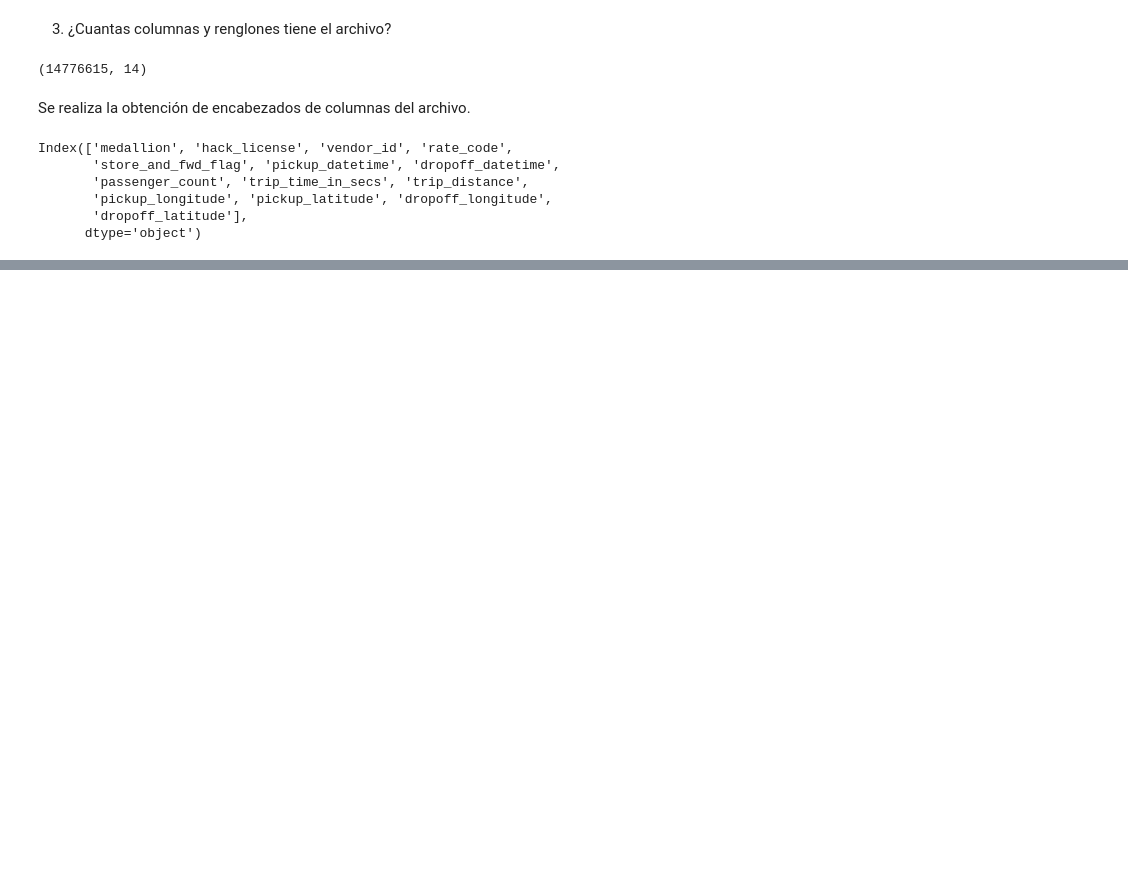
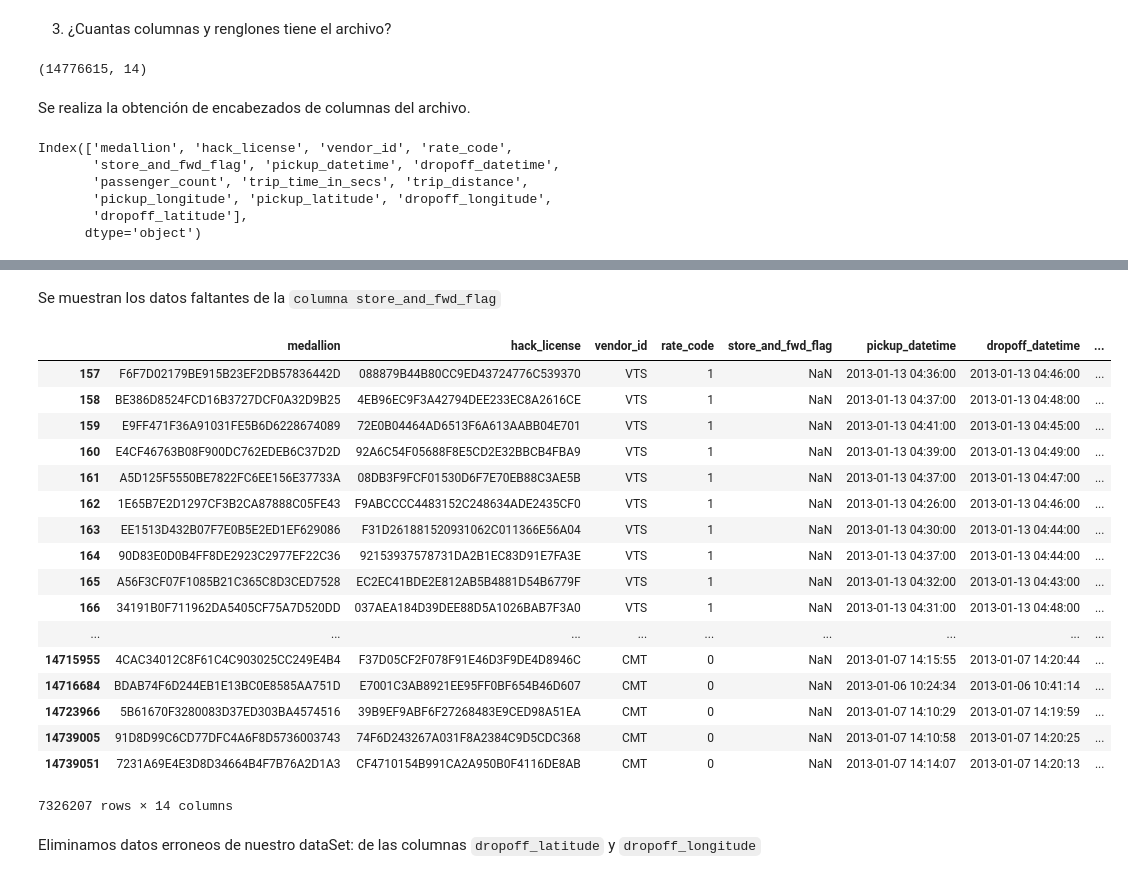
Before and after one commit to htapiagroup/sistemas-distribuidos-evaluacion-intersemestral-CinthiaLuna, a Jupyter notebook: MCA_SistDist2_Ex1.ipynb, the cells around one changed output, grey strips where cells are left out. Saved outputs shown, nothing was run; the diff lists cells and outputs as text; code cells hidden in the pictures; blank space fills up the shorter version.

```diff
--- a/MCA_SistDist2_Ex1.ipynb
+++ b/MCA_SistDist2_Ex1.ipynb
@@ -127,0 +196,26 @@ Index(['medallion', 'hack_license', 'vendor_id', 'rate_code',
+# %% [markdown]
+Se muestran los datos faltantes de la `columna store_and_fwd_flag`
+# %%
+datos_faltantes = df['store_and_fwd_flag'].isnull()
+df[datos_faltantes]
+# %% [output]
+|  | medallion | hack_license | vendor_id | rate_code | store_and_fwd_flag | pickup_datetime | dropoff_datetime | ... |
+| 157 | F6F7D02179BE915B23EF2DB57836442D | 088879B44B80CC9ED43724776C539370 | VTS | 1 | NaN | 2013-01-13 04:36:00 | 2013-01-13 04:46:00 | ... |
+| 158 | BE386D8524FCD16B3727DCF0A32D9B25 | 4EB96EC9F3A42794DEE233EC8A2616CE | VTS | 1 | NaN | 2013-01-13 04:37:00 | 2013-01-13 04:48:00 | ... |
+| 159 | E9FF471F36A91031FE5B6D6228674089 | 72E0B04464AD6513F6A613AABB04E701 | VTS | 1 | NaN | 2013-01-13 04:41:00 | 2013-01-13 04:45:00 | ... |
+| 160 | E4CF46763B08F900DC762EDEB6C37D2D | 92A6C54F05688F8E5CD2E32BBCB4FBA9 | VTS | 1 | NaN | 2013-01-13 04:39:00 | 2013-01-13 04:49:00 | ... |
+| 161 | A5D125F5550BE7822FC6EE156E37733A | 08DB3F9FCF01530D6F7E70EB88C3AE5B | VTS | 1 | NaN | 2013-01-13 04:37:00 | 2013-01-13 04:47:00 | ... |
+| 162 | 1E65B7E2D1297CF3B2CA87888C05FE43 | F9ABCCCC4483152C248634ADE2435CF0 | VTS | 1 | NaN | 2013-01-13 04:26:00 | 2013-01-13 04:46:00 | ... |
+| 163 | EE1513D432B07F7E0B5E2ED1EF629086 | F31D261881520931062C011366E56A04 | VTS | 1 | NaN | 2013-01-13 04:30:00 | 2013-01-13 04:44:00 | ... |
+| 164 | 90D83E0D0B4FF8DE2923C2977EF22C36 | 92153937578731DA2B1EC83D91E7FA3E | VTS | 1 | NaN | 2013-01-13 04:37:00 | 2013-01-13 04:44:00 | ... |
+| 165 | A56F3CF07F1085B21C365C8D3CED7528 | EC2EC41BDE2E812AB5B4881D54B6779F | VTS | 1 | NaN | 2013-01-13 04:32:00 | 2013-01-13 04:43:00 | ... |
+| 166 | 34191B0F711962DA5405CF75A7D520DD | 037AEA184D39DEE88D5A1026BAB7F3A0 | VTS | 1 | NaN | 2013-01-13 04:31:00 | 2013-01-13 04:48:00 | ... |
+| ... | ... | ... | ... | ... | ... | ... | ... | ... |
+| 14715955 | 4CAC34012C8F61C4C903025CC249E4B4 | F37D05CF2F078F91E46D3F9DE4D8946C | CMT | 0 | NaN | 2013-01-07 14:15:55 | 2013-01-07 14:20:44 | ... |
+| 14716684 | BDAB74F6D244EB1E13BC0E8585AA751D | E7001C3AB8921EE95FF0BF654B46D607 | CMT | 0 | NaN | 2013-01-06 10:24:34 | 2013-01-06 10:41:14 | ... |
+| 14723966 | 5B61670F3280083D37ED303BA4574516 | 39B9EF9ABF6F27268483E9CED98A51EA | CMT | 0 | NaN | 2013-01-07 14:10:29 | 2013-01-07 14:19:59 | ... |
+| 14739005 | 91D8D99C6CD77DFC4A6F8D5736003743 | 74F6D243267A031F8A2384C9D5CDC368 | CMT | 0 | NaN | 2013-01-07 14:10:58 | 2013-01-07 14:20:25 | ... |
+| 14739051 | 7231A69E4E3D8D34664B4F7B76A2D1A3 | CF4710154B991CA2A950B0F4116DE8AB | CMT | 0 | NaN | 2013-01-07 14:14:07 | 2013-01-07 14:20:13 | ... |
+7326207 rows × 14 columns
+# %% [markdown]
+Eliminamos datos erroneos de nuestro dataSet: de las columnas `dropoff_latitude` y `dropoff_longitude`
```
Also changed, not shown: parts of 14 cells of this notebook.
